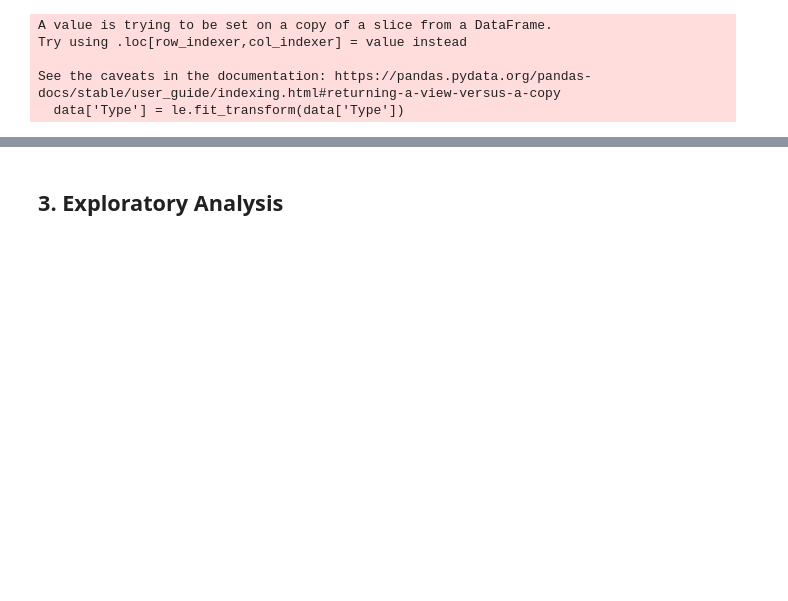
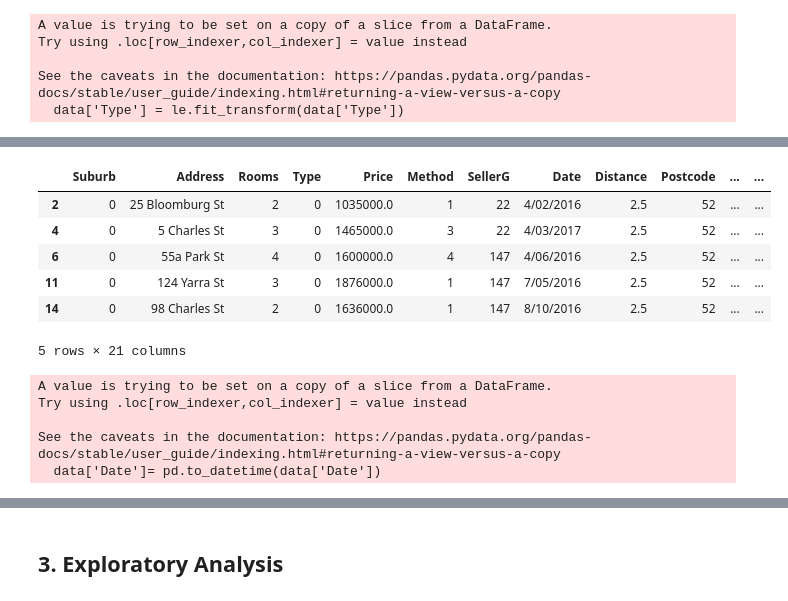
Before and after one commit to dnanad/dsr32, a Jupyter notebook: 9DS_Fundamental/ds_from_scratch_exercise.ipynb, the cells around one changed output, grey strips where cells are left out. Saved outputs shown, nothing was run; the diff lists cells and outputs as text; code cells hidden in the pictures; blank space fills up the shorter version.

```diff
--- a/9DS_Fundamental/ds_from_scratch_exercise.ipynb
+++ b/9DS_Fundamental/ds_from_scratch_exercise.ipynb
@@ -119,6 +120,9 @@ full_data.YearBuilt.value_counts()
 1876.0       1
 1879.0       1
 Name: YearBuilt, Length: 160, dtype: int64
+# %%
+# Applying the condition
+full_data.loc[full_data["YearBuilt"] == 2106, "YearBuilt"] = 2006
 # %%
 full_data.Regionname.value_counts()
 # %% [output]
@@ -219,7 +223,7 @@ Propertycount 3
 # %% [markdown]
 #### Rows with missing price values are removed
 # %%
-data = full_data.dropna( how='any', subset=['Price'])
+data = full_data.dropna( how='any', subset=['Price', 'Distance', 'Propertycount','YearBuilt','BuildingArea', 'Bedroom2', 'Bathroom', 'Landsize', 'Car'])
 # %%
 #missing values
 for col in data.columns:
@@ -258,0 +321,19 @@ See the caveats in the documentation: https://pandas.pydata.org/pandas-docs/stab
+# %%
+data.head()
+# %% [output]
+|  | Suburb | Address | Rooms | Type | Price | Method | SellerG | Date | Distance | Postcode | ... | ... |
+| 2 | 0 | 25 Bloomburg St | 2 | 0 | 1035000.0 | 1 | 22 | 4/02/2016 | 2.5 | 52 | ... | ... |
+| 4 | 0 | 5 Charles St | 3 | 0 | 1465000.0 | 3 | 22 | 4/03/2017 | 2.5 | 52 | ... | ... |
+| 6 | 0 | 55a Park St | 4 | 0 | 1600000.0 | 4 | 147 | 4/06/2016 | 2.5 | 52 | ... | ... |
+| 11 | 0 | 124 Yarra St | 3 | 0 | 1876000.0 | 1 | 147 | 7/05/2016 | 2.5 | 52 | ... | ... |
+| 14 | 0 | 98 Charles St | 2 | 0 | 1636000.0 | 1 | 147 | 8/10/2016 | 2.5 | 52 | ... | ... |
+5 rows × 21 columns
+# %%
+# convert the 'Date' column to datetime format
+data['Date']= pd.to_datetime(data['Date'])
+# %% [output]
+A value is trying to be set on a copy of a slice from a DataFrame.
+Try using .loc[row_indexer,col_indexer] = value instead
+
+See the caveats in the documentation: https://pandas.pydata.org/pandas-docs/stable/user_guide/indexing.html#returning-a-view-versus-a-copy
+  data['Date']= pd.to_datetime(data['Date'])
```
Also changed, not shown: parts of 27 cells of this notebook, 6 other files.
